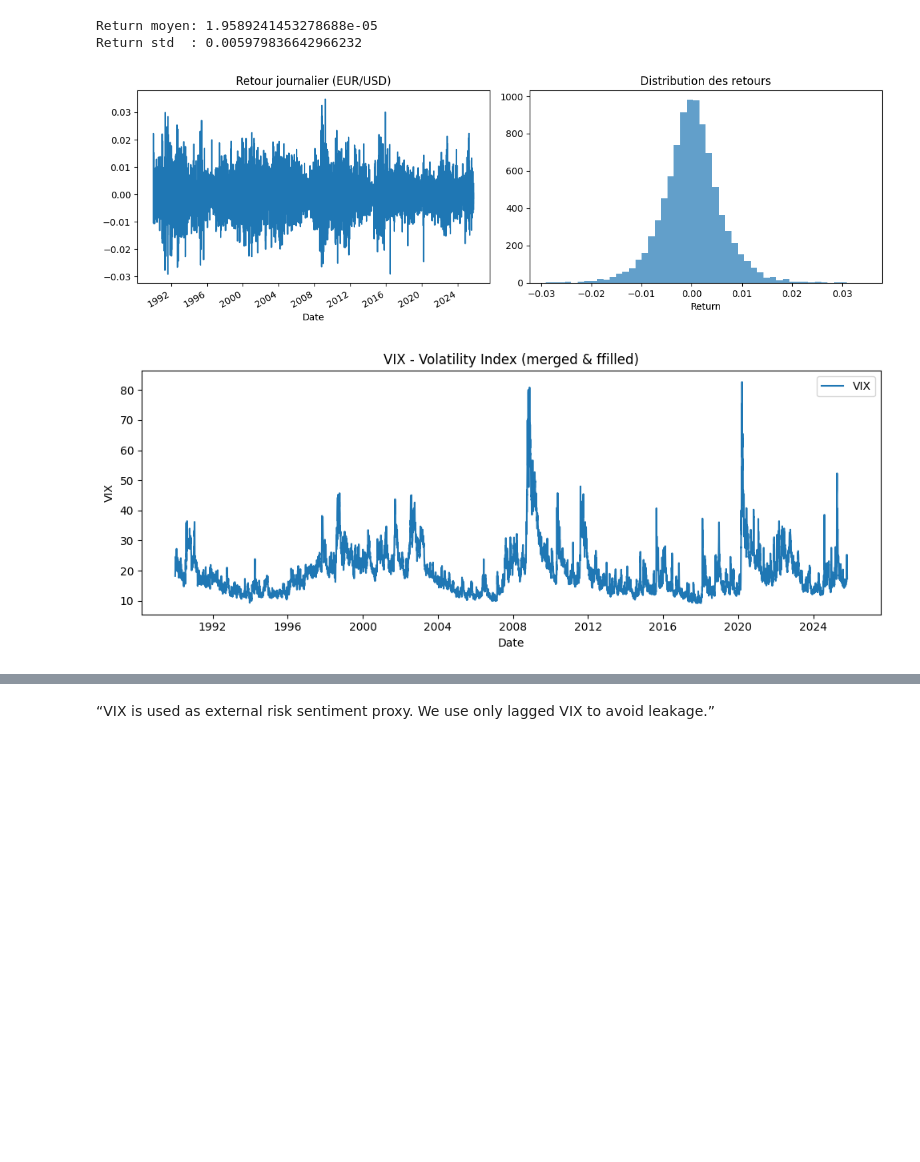
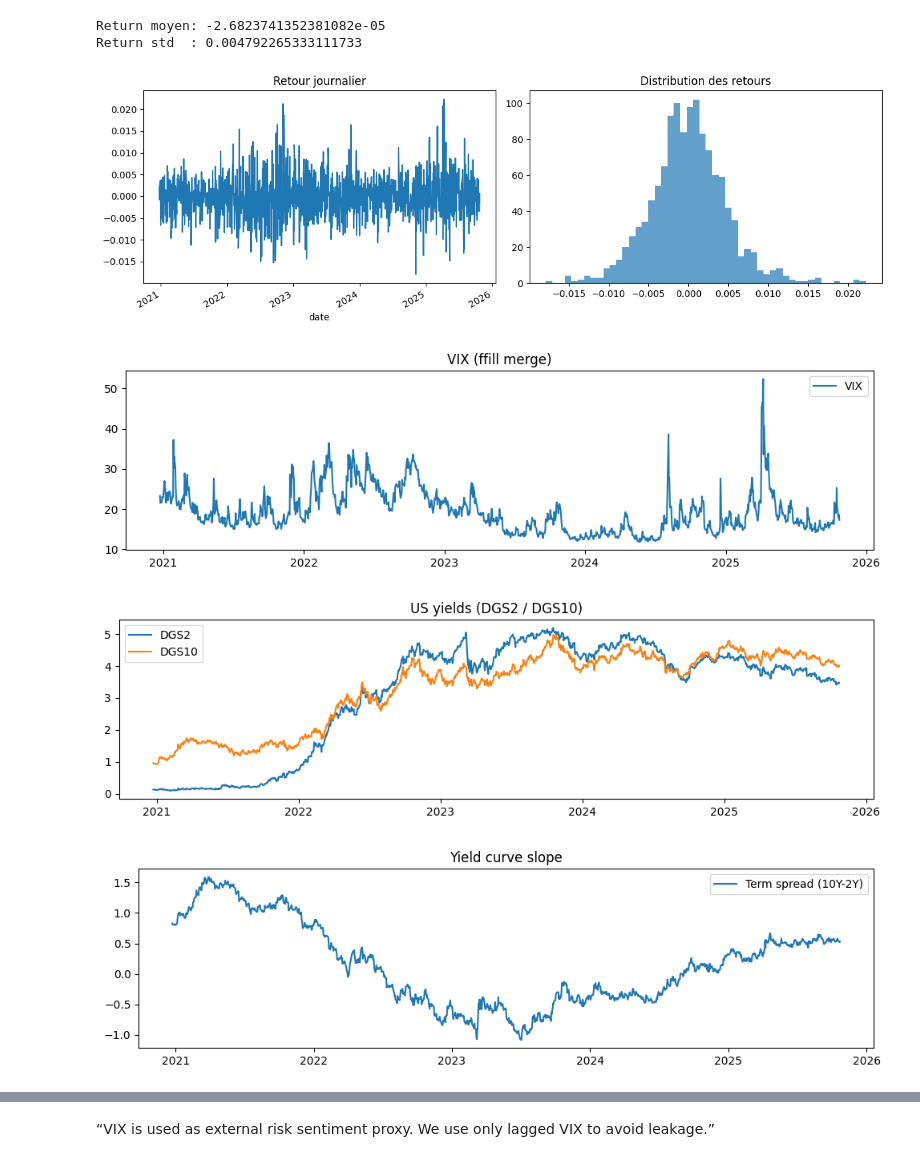
Before and after one commit to martou12/projet-ml-, a Jupyter notebook: notebooks/01_exploration_baseline.ipynb, the cells around one changed output, grey strips where cells are left out. Drawn from its saved outputs; the diff is of its cells as text; code cells hidden in the pictures; blank space fills up the shorter version.

```diff
--- a/notebooks/01_exploration_baseline.ipynb
+++ b/notebooks/01_exploration_baseline.ipynb
@@ -10,7 +9,7 @@ if str(proj_root) not in sys.path:
 from src.dataset import build_dataset
 from src.config import TARGET_COL, FEATURE_COLS
 
-df_feat = build_dataset(include_vix=True)
+df_feat = build_dataset()  # maintenant ça merge EURUSD + VIX + taux + SP500 + dollar index
 
 print("Shape:", df_feat.shape)
 print("Période:", df_feat["date"].min().date(), "→", df_feat["date"].max().date())
@@ -41,32 +40,41 @@ print("Return moyen:", df_feat["ret"].mean())
 print("Return std  :", df_feat["ret"].std())
 
 fig, axes = plt.subplots(1, 2, figsize=(12, 4))
-
-df_feat.set_index("date")["ret"].plot(ax=axes[0], title="Retour journalier (EUR/USD)")
-axes[0].set_xlabel("Date")
-
+df_feat.set_index("date")["ret"].plot(ax=axes[0], title="Retour journalier")
 axes[1].hist(df_feat["ret"].dropna(), bins=50, alpha=0.7)
 axes[1].set_title("Distribution des retours")
-axes[1].set_xlabel("Return")
-
 plt.tight_layout()
 plt.show()
 # %% [output]
-Return moyen: 1.9589241453278688e-05
-Return std  : 0.005979836642966232
+Return moyen: -2.6823741352381082e-05
+Return std  : 0.004792265333111733
-[figure, old version]
+[figure, new version]
 # %%
-if "vix" in df_feat.columns:
-    plt.figure(figsize=(10, 4))
-    plt.plot(df_feat["date"], df_feat["vix"], label="VIX")
-    plt.title("VIX - Volatility Index (merged & ffilled)")
-    plt.xlabel("Date")
-    plt.ylabel("VIX")
-    plt.legend()
-    plt.tight_layout()
-    plt.show()
-else:
-    print("Colonne 'vix' absente (include_vix=False ou merge non fait).")
+# VIX
+plt.figure(figsize=(10, 3))
+plt.plot(df_feat["date"], df_feat["vix"], label="VIX")
+plt.title("VIX (ffill merge)")
+plt.legend()
+plt.tight_layout()
+plt.show()
+
+# Taux US + spread
+plt.figure(figsize=(10, 3))
+plt.plot(df_feat["date"], df_feat["dgs2"], label="DGS2")
+plt.plot(df_feat["date"], df_feat["dgs10"], label="DGS10")
+plt.title("US yields (DGS2 / DGS10)")
+plt.legend()
+plt.tight_layout()
+plt.show()
+
+plt.figure(figsize=(10, 3))
+plt.plot(df_feat["date"], df_feat["term_spread"], label="Term spread (10Y-2Y)")
+plt.title("Yield curve slope")
+plt.legend()
+plt.tight_layout()
+plt.show()
 # %% [output]
-[figure, old version]
+[figure, new version]
+[figure, added]
+[figure, added]
 # %%
```
Also changed, not shown: parts of 7 cells of this notebook, 10 other files.
